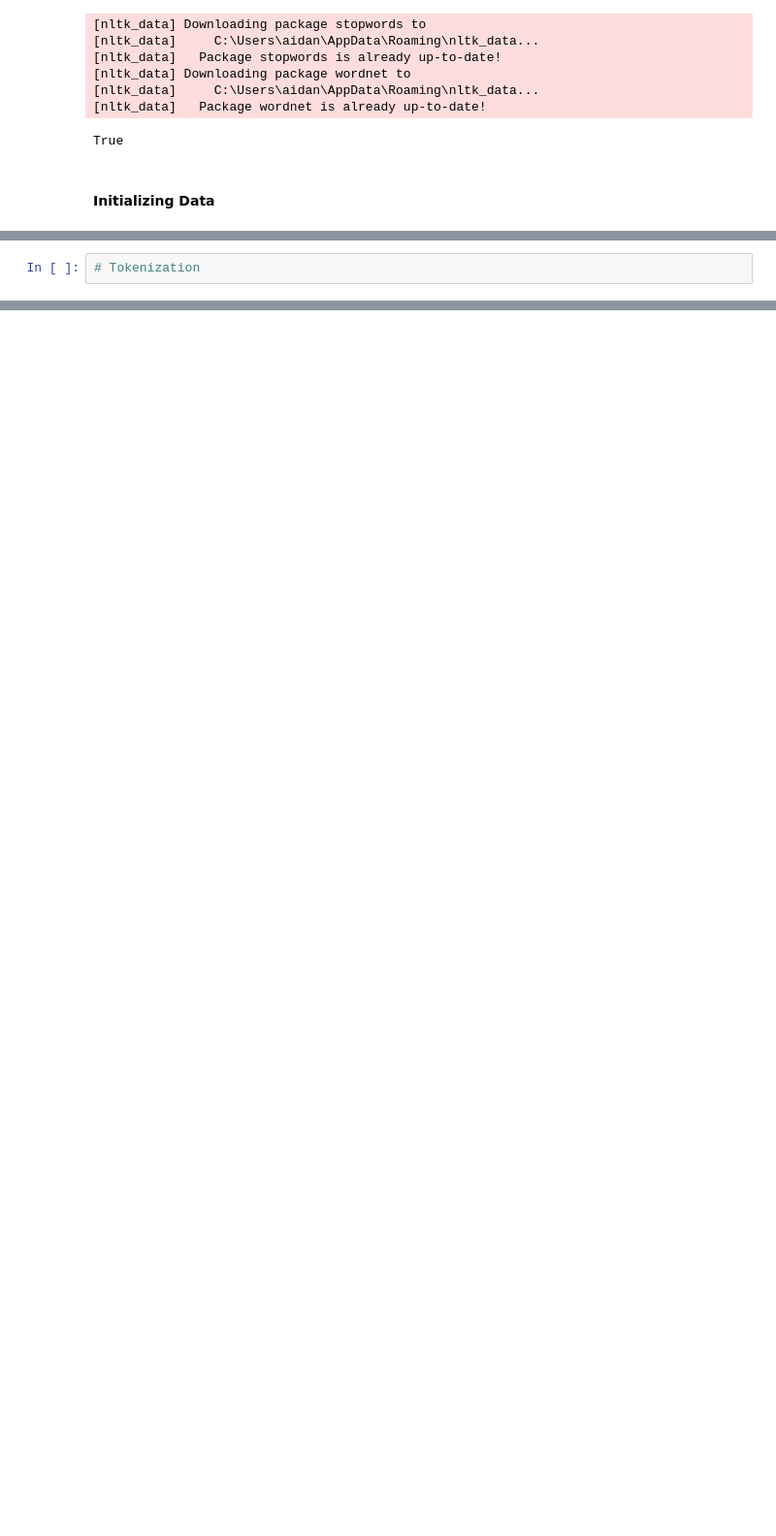
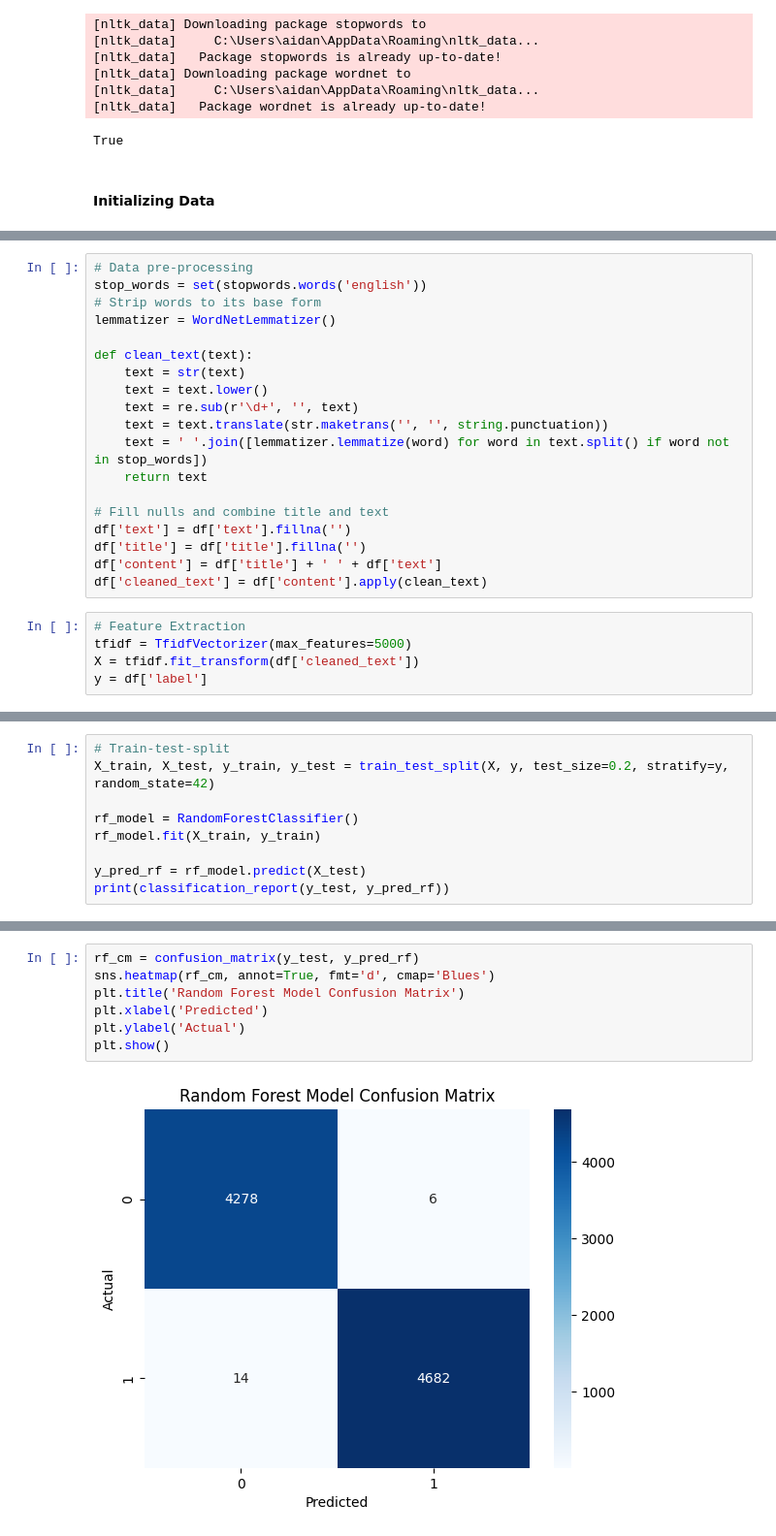
Before and after one commit to ajace13/Data-Ethics-Misinformation-Project, a Jupyter notebook: analysis.ipynb, the cells around one changed output, grey strips where cells are left out. Shown at 97% size. Cells and saved outputs as stored; diff of their text form; blank space fills up the shorter version.

```diff
--- a/analysis.ipynb
+++ b/analysis.ipynb
@@ -50,2 +109,24 @@ True
 # %%
-# Tokenization
+# Data pre-processing
+stop_words = set(stopwords.words('english'))
+# Strip words to its base form
+lemmatizer = WordNetLemmatizer()
+
+def clean_text(text):
+    text = str(text)
+    text = text.lower()
+    text = re.sub(r'\d+', '', text)
+    text = text.translate(str.maketrans('', '', string.punctuation))
+    text = ' '.join([lemmatizer.lemmatize(word) for word in text.split() if word not in stop_words])
+    return text
+
+# Fill nulls and combine title and text
+df['text'] = df['text'].fillna('')
+df['title'] = df['title'].fillna('')
+df['content'] = df['title'] + ' ' + df['text']
+df['cleaned_text'] = df['content'].apply(clean_text)
+# %%
+# Feature Extraction
+tfidf = TfidfVectorizer(max_features=5000)
+X = tfidf.fit_transform(df['cleaned_text'])
+y = df['label']
@@ -51,0 +135,9 @@ True
+# %%
+# Train-test-split
+X_train, X_test, y_train, y_test = train_test_split(X, y, test_size=0.2, stratify=y, random_state=42)
+
+rf_model = RandomForestClassifier()
+rf_model.fit(X_train, y_train)
+
+y_pred_rf = rf_model.predict(X_test)
+print(classification_report(y_test, y_pred_rf))
@@ -51,0 +153,9 @@ True
+# %%
+rf_cm = confusion_matrix(y_test, y_pred_rf)
+sns.heatmap(rf_cm, annot=True, fmt='d', cmap='Blues')
+plt.title('Random Forest Model Confusion Matrix')
+plt.xlabel('Predicted')
+plt.ylabel('Actual')
+plt.show()
+# %% [output]
+[figure, added]
```
Also changed, not shown: parts of 10 cells of this notebook, 3 other files.
